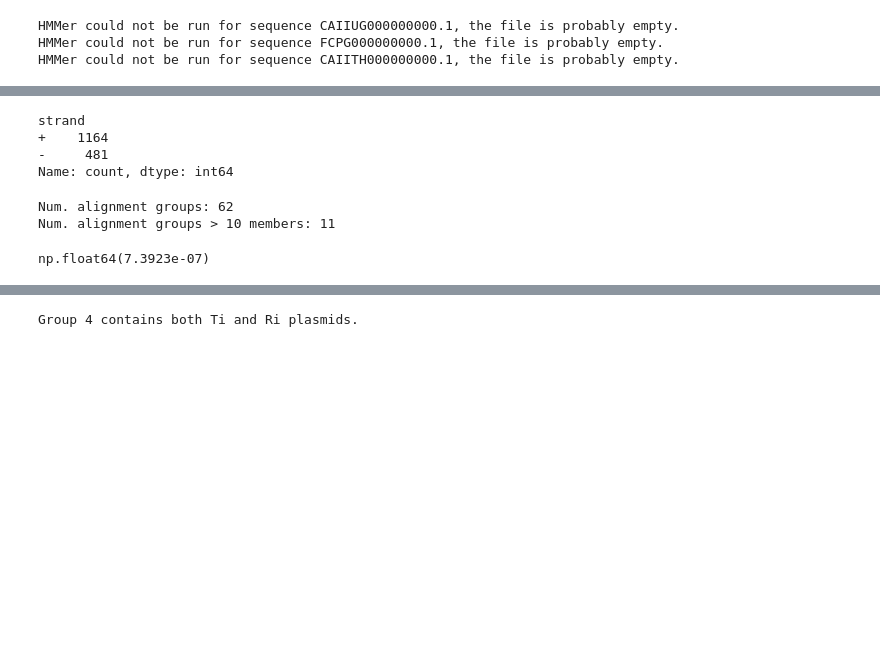
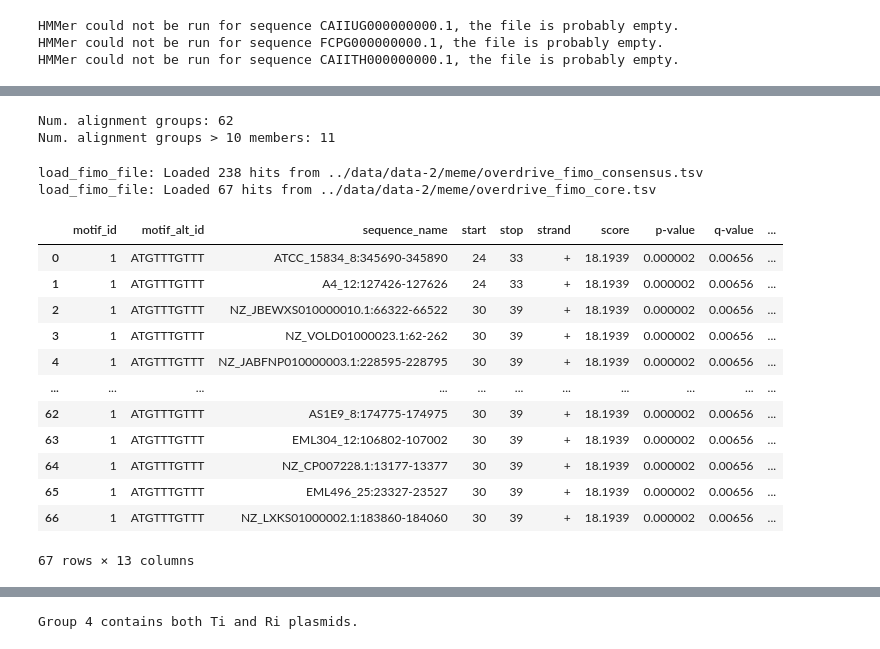
Before and after one commit to pipparichter/overdrive, a Jupyter notebook: notebooks/sandbox-2.ipynb, the cells around one changed output, grey strips where cells are left out. Saved outputs shown, nothing was run; the diff lists cells and outputs as text; code cells hidden in the pictures; blank space fills up the shorter version.

```diff
--- a/notebooks/sandbox-2.ipynb
+++ b/notebooks/sandbox-2.ipynb
@@ -240,21 +239,15 @@ Num. sequences with an annotated plasmid class: 213
 Num. sequences with an annotated plasmid class: 356
 # %%
-borders_df = pd.read_csv('../data/data-2/borders.csv')
-borders_df = borders_df[~borders_df.source_id.isin(weisberg_assembly_ids)].copy()
-borders_df = pd.concat([borders_df, pd.read_csv('../data/data-1/borders.csv')])
+# borders_df = pd.read_csv('../data/data-2/borders.csv')
+# borders_df = borders_df[~borders_df.source_id.isin(weisberg_assembly_ids)].copy()
+# borders_df = pd.concat([borders_df, pd.read_csv('../data/data-1/borders.csv')])
 
-df = pd.DataFrame(index=borders_df.target_name.drop_duplicates())
-df['left_borders'] = borders_df[borders_df.annotation.str.contains('left')].value_counts('target_name')
-df['right_borders'] = borders_df[borders_df.annotation.str.contains('right')].value_counts('target_name')
-df = df[df.right_borders > 0].copy()
-df[df.left_borders != df.right_borders]
-df[df.left_borders < df.right_borders]
-borders_df.strand.value_counts()
+# df = pd.DataFrame(index=borders_df.target_name.drop_duplicates())
+# df['left_borders'] = borders_df[borders_df.annotation.str.contains('left')].value_counts('target_name')
+# df['right_borders'] = borders_df[borders_df.annotation.str.contains('right')].value_counts('target_name')
+# df = df[df.right_borders > 0].copy()
+# df[df.left_borders != df.right_borders]
+# borders_df.strand.value_counts()
-# %% [output]
-strand
-+    1164
--     481
-Name: count, dtype: int64
 # %%
 cols = ['query', 'target', 'evalue', 'pident', 'bits', 'qseq', 'tseq', 'alnlen', 'qstart', 'qend', 'tstart', 'tend']
 align_df = pd.read_csv('../data/data-2/overdrive_align.tsv', sep='\t', header=None, names=cols)
@@ -295,7 +285,40 @@ motif_a_df = pd.concat([df.assign(motif=motif) for motif, df in motif_dfs.items(
-# %%
-np.abs(7.400000e-07 - 7.700000e-10)
-# %% [output]
-np.float64(7.3923e-07)
+# %%
+def load_fimo_file(path:str='../data/data-2/meme/overdrive_fimo_consensus.tsv', motif:str='consensus', max_p_value:float=0.0025,  max_q_value:float=0.05):
+    df = pd.read_csv(path, sep='\t', comment='#')
+    df['motif'] = motif
+    df['id'] = df['sequence_name']
+    df['length'] = df.matched_sequence.apply(len)
+    df = df.sort_values('p-value')
+    # df = df.drop_duplicates('id')
+    # df = df[df['p-value'] < max_p_value]
+    df = df[df['q-value'] < max_q_value]
+    print(f'load_fimo_file: Loaded {len(df)} hits from {path}')
+    return df
+
+consensus_df = load_fimo_file(path='../data/data-2/meme/overdrive_fimo_consensus.tsv', max_p_value=0.0005)
+core_df = load_fimo_file(path='../data/data-2/meme/overdrive_fimo_core.tsv', max_p_value=0.005, motif='core')
+
+overdrive_df[f'consensus'] = overdrive_df.index.isin(consensus_df['id'])
+overdrive_df[f'core'] = overdrive_df.index.isin(core_df['id'])
+# %% [output]
+load_fimo_file: Loaded 238 hits from ../data/data-2/meme/overdrive_fimo_consensus.tsv
+load_fimo_file: Loaded 67 hits from ../data/data-2/meme/overdrive_fimo_core.tsv
+# %%
+core_df
+# %% [output]
+|  | motif_id | motif_alt_id | sequence_name | start | stop | strand | score | p-value | q-value | ... |
+| 0 | 1 | ATGTTTGTTT | ATCC_15834_8:345690-345890 | 24 | 33 | + | 18.1939 | 0.000002 | 0.00656 | ... |
+| 1 | 1 | ATGTTTGTTT | A4_12:127426-127626 | 24 | 33 | + | 18.1939 | 0.000002 | 0.00656 | ... |
+| 2 | 1 | ATGTTTGTTT | NZ_JBEWXS010000010.1:66322-66522 | 30 | 39 | + | 18.1939 | 0.000002 | 0.00656 | ... |
+| 3 | 1 | ATGTTTGTTT | NZ_VOLD01000023.1:62-262 | 30 | 39 | + | 18.1939 | 0.000002 | 0.00656 | ... |
+| 4 | 1 | ATGTTTGTTT | NZ_JABFNP010000003.1:228595-228795 | 30 | 39 | + | 18.1939 | 0.000002 | 0.00656 | ... |
+| ... | ... | ... | ... | ... | ... | ... | ... | ... | ... | ... |
+| 62 | 1 | ATGTTTGTTT | AS1E9_8:174775-174975 | 30 | 39 | + | 18.1939 | 0.000002 | 0.00656 | ... |
+| 63 | 1 | ATGTTTGTTT | EML304_12:106802-107002 | 30 | 39 | + | 18.1939 | 0.000002 | 0.00656 | ... |
+| 64 | 1 | ATGTTTGTTT | NZ_CP007228.1:13177-13377 | 30 | 39 | + | 18.1939 | 0.000002 | 0.00656 | ... |
+| 65 | 1 | ATGTTTGTTT | EML496_25:23327-23527 | 30 | 39 | + | 18.1939 | 0.000002 | 0.00656 | ... |
+| 66 | 1 | ATGTTTGTTT | NZ_LXKS01000002.1:183860-184060 | 30 | 39 | + | 18.1939 | 0.000002 | 0.00656 | ... |
+67 rows × 13 columns
 # %%
 
 def figure(motif_df:pd.DataFrame):
```
Also changed, not shown: parts of 11 cells of this notebook, 3 other files.
